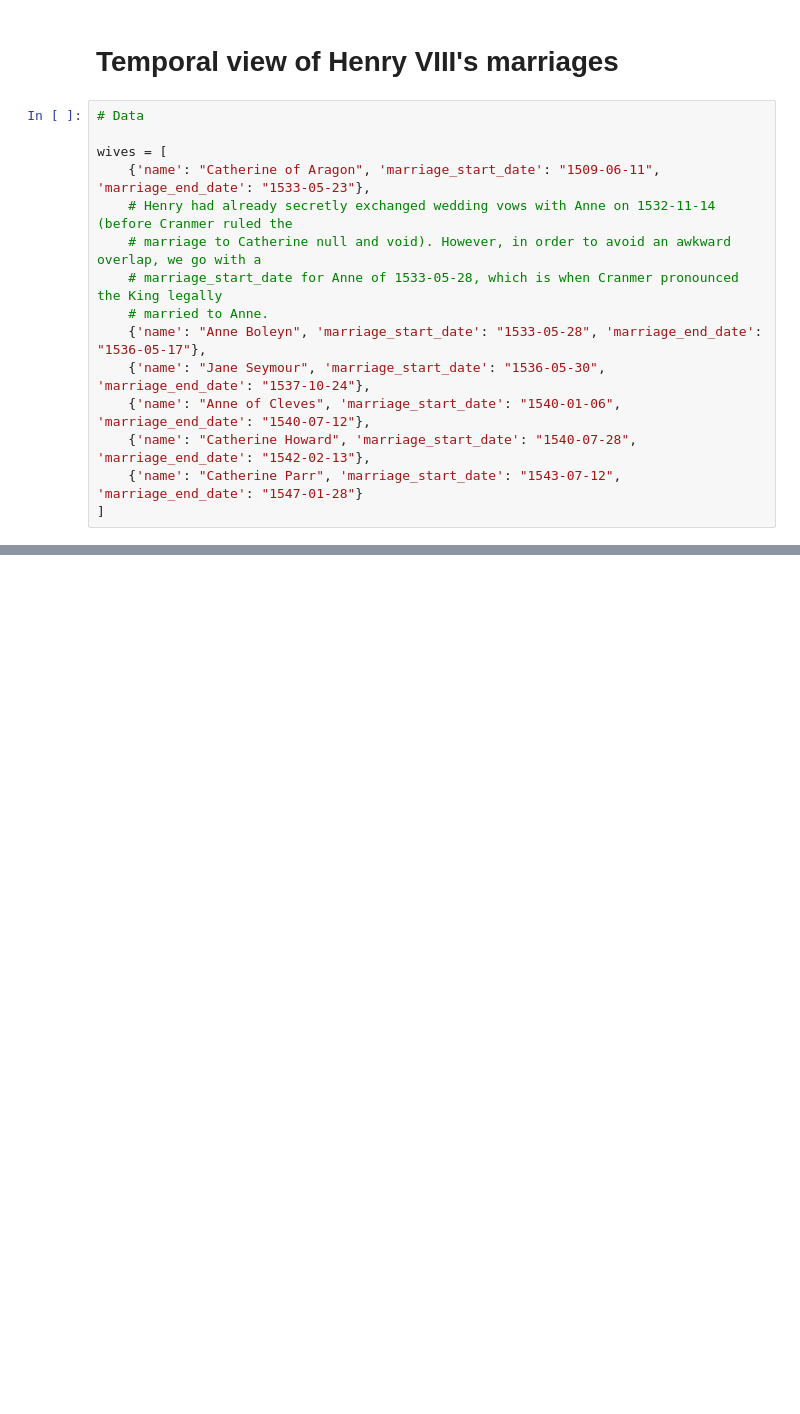
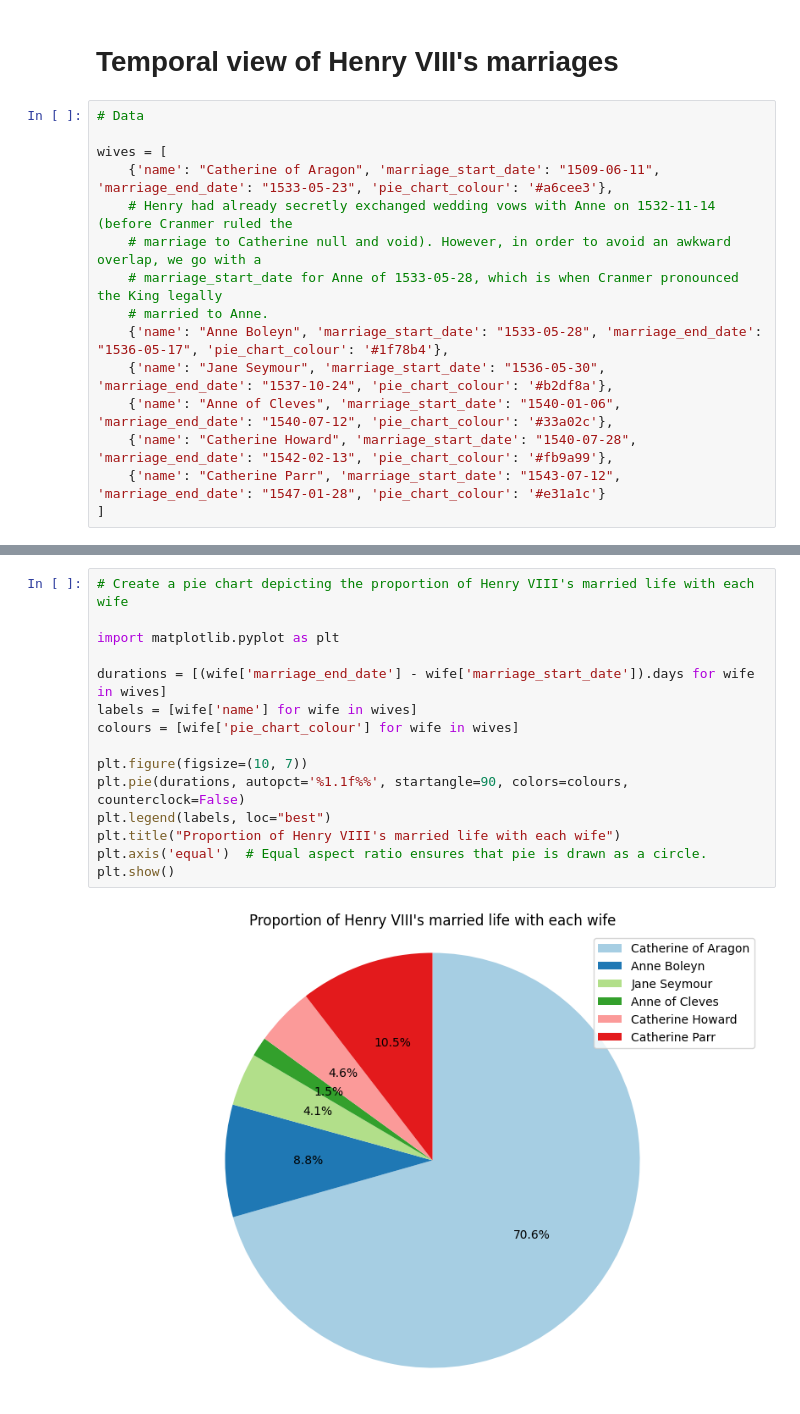
Before and after one commit to easleydp/henry-viii-wives, a Jupyter notebook: henry-viii-wives.ipynb, the cells around one changed output, grey strips where cells are left out. Cells and saved outputs as stored; diff of their text form; blank space fills up the shorter version.

Commit message:
Add pie chart
Create a pie chart depicting the proportion of Henry VIII's
married life with each wife

```diff
--- a/henry-viii-wives.ipynb
+++ b/henry-viii-wives.ipynb
@@ -4,16 +4,16 @@
 # Data
 
 wives = [
-    {'name': "Catherine of Aragon", 'marriage_start_date': "1509-06-11", 'marriage_end_date': "1533-05-23"},
+    {'name': "Catherine of Aragon", 'marriage_start_date': "1509-06-11", 'marriage_end_date': "1533-05-23", 'pie_chart_colour': '#a6cee3'},
     # Henry had already secretly exchanged wedding vows with Anne on 1532-11-14 (before Cranmer ruled the
     # marriage to Catherine null and void). However, in order to avoid an awkward overlap, we go with a
     # marriage_start_date for Anne of 1533-05-28, which is when Cranmer pronounced the King legally
     # married to Anne.
-    {'name': "Anne Boleyn", 'marriage_start_date': "1533-05-28", 'marriage_end_date': "1536-05-17"},
-    {'name': "Jane Seymour", 'marriage_start_date': "1536-05-30", 'marriage_end_date': "1537-10-24"},
-    {'name': "Anne of Cleves", 'marriage_start_date': "1540-01-06", 'marriage_end_date': "1540-07-12"},
-    {'name': "Catherine Howard", 'marriage_start_date': "1540-07-28", 'marriage_end_date': "1542-02-13"},
-    {'name': "Catherine Parr", 'marriage_start_date': "1543-07-12", 'marriage_end_date': "1547-01-28"}
+    {'name': "Anne Boleyn", 'marriage_start_date': "1533-05-28", 'marriage_end_date': "1536-05-17", 'pie_chart_colour': '#1f78b4'},
+    {'name': "Jane Seymour", 'marriage_start_date': "1536-05-30", 'marriage_end_date': "1537-10-24", 'pie_chart_colour': '#b2df8a'},
+    {'name': "Anne of Cleves", 'marriage_start_date': "1540-01-06", 'marriage_end_date': "1540-07-12", 'pie_chart_colour': '#33a02c'},
+    {'name': "Catherine Howard", 'marriage_start_date': "1540-07-28", 'marriage_end_date': "1542-02-13", 'pie_chart_colour': '#fb9a99'},
+    {'name': "Catherine Parr", 'marriage_start_date': "1543-07-12", 'marriage_end_date': "1547-01-28", 'pie_chart_colour': '#e31a1c'}
 ]
 # %%
 # Process the data
@@ -44,0 +46,17 @@ print("Data validation successful!")
+# %%
+# Create a pie chart depicting the proportion of Henry VIII's married life with each wife
+
+import matplotlib.pyplot as plt
+
+durations = [(wife['marriage_end_date'] - wife['marriage_start_date']).days for wife in wives]
+labels = [wife['name'] for wife in wives]
+colours = [wife['pie_chart_colour'] for wife in wives]
+
+plt.figure(figsize=(10, 7))
+plt.pie(durations, autopct='%1.1f%%', startangle=90, colors=colours, counterclock=False)
+plt.legend(labels, loc="best")
+plt.title("Proportion of Henry VIII's married life with each wife")
+plt.axis('equal')  # Equal aspect ratio ensures that pie is drawn as a circle.
+plt.show()
+# %% [output]
+[figure, added]
```
Also changed, not shown: parts of 1 cell of this notebook.
